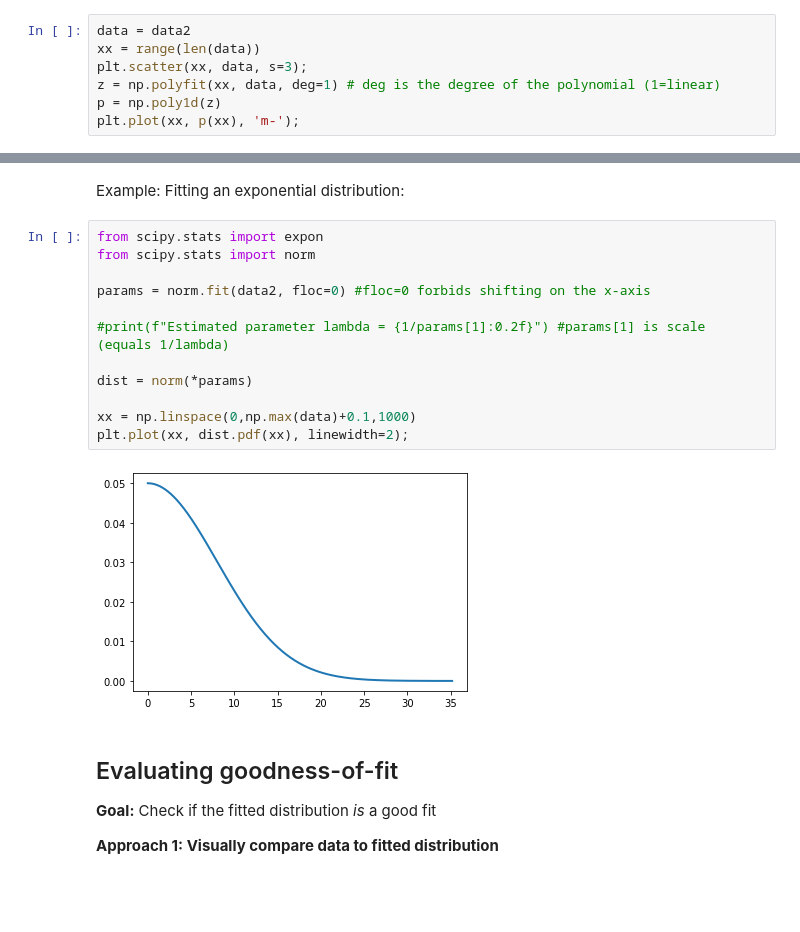
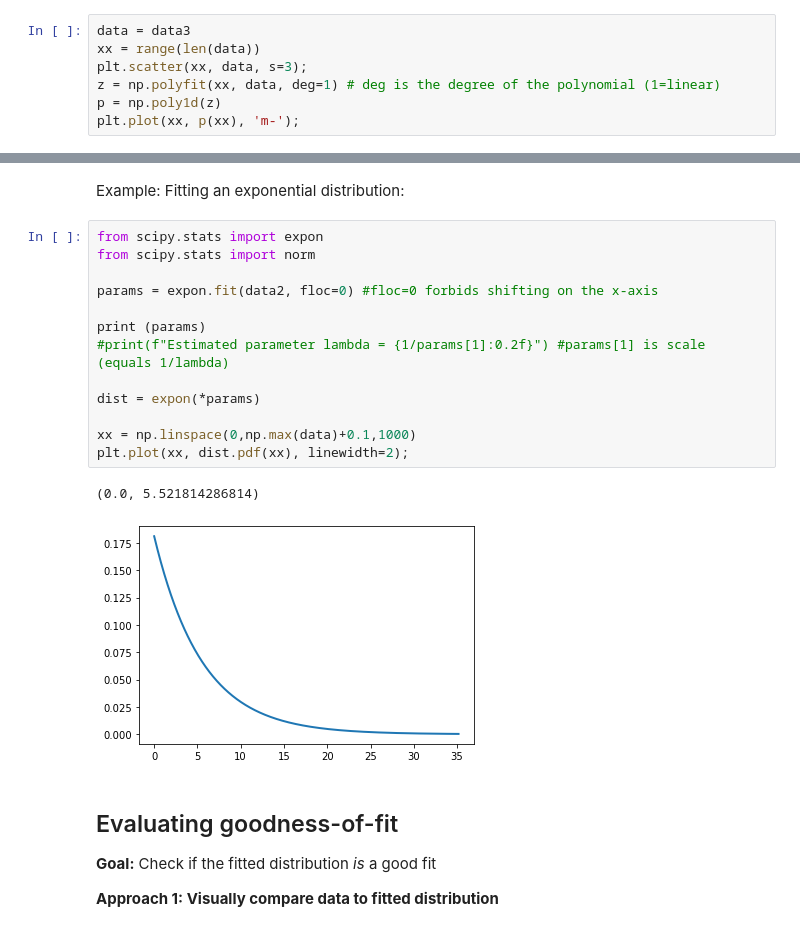
Before and after one commit to decision-analytics/CORDS2024, a Jupyter notebook: 03/03_Obtaining_Distributions.ipynb, the cells around one changed output, grey strips where cells are left out. Drawn from its saved outputs; the diff is of its cells as text; blank space fills up the shorter version.

```diff
--- a/03/03_Obtaining_Distributions.ipynb
+++ b/03/03_Obtaining_Distributions.ipynb
@@ -432,7 +445,7 @@ quantity is the same no matter when it is observed
 - we can check this by plotting the observations over time
 - we may also add trend lines, e.g. using regression
 # %%
-data = data2
+data = data3
 xx = range(len(data))
 plt.scatter(xx, data, s=3);
 z = np.polyfit(xx, data, deg=1) # deg is the degree of the polynomial (1=linear)
@@ -506,17 +519,19 @@ Example: Fitting an exponential distribution:
 # %%
 from scipy.stats import expon
 from scipy.stats import norm
 
-params = norm.fit(data2, floc=0) #floc=0 forbids shifting on the x-axis
+params = expon.fit(data2, floc=0) #floc=0 forbids shifting on the x-axis
 
+print (params)
 #print(f"Estimated parameter lambda = {1/params[1]:0.2f}") #params[1] is scale (equals 1/lambda)
 
-dist = norm(*params)
+dist = expon(*params)
 
 xx = np.linspace(0,np.max(data)+0.1,1000)
 plt.plot(xx, dist.pdf(xx), linewidth=2);
 # %% [output]
+(0.0, 5.521814286814)
-[figure, old version]
+[figure, new version]
 # %% [markdown]
 ## Evaluating goodness-of-fit
 
```
Also changed, not shown: parts of 22 cells of this notebook.
